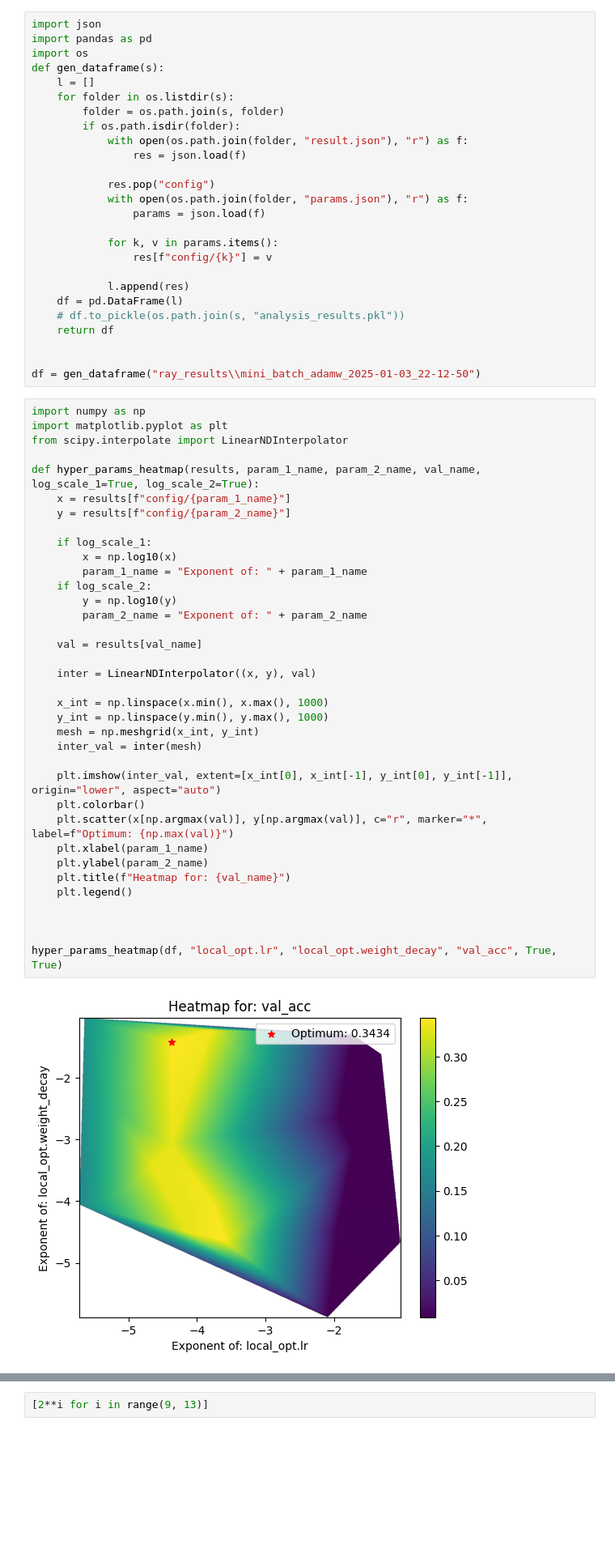
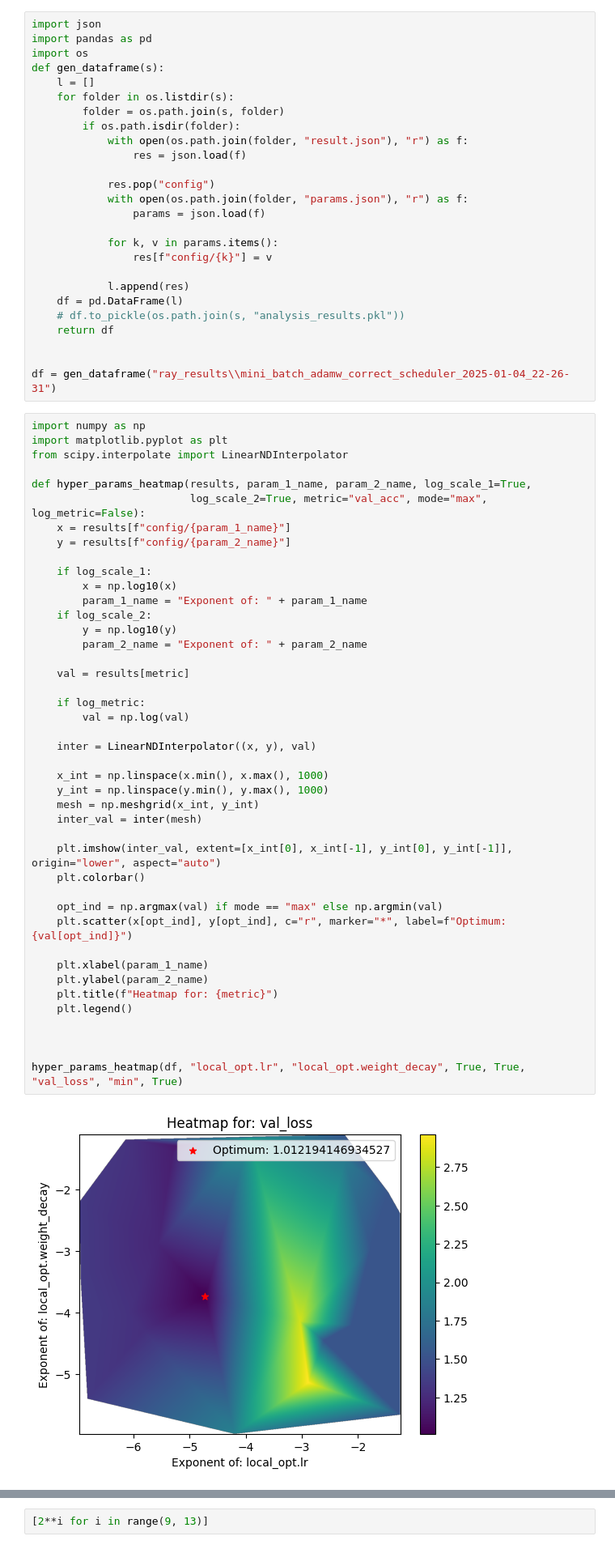
Before and after one commit to maxi-fr/distributed-learning, a Jupyter notebook: test_notebook.ipynb, the cells around one changed output, grey strips where cells are left out. Shown at 81% size. Cells and saved outputs as stored; diff of their text form; blank space fills up the shorter version.

```diff
--- a/test_notebook.ipynb
+++ b/test_notebook.ipynb
@@ -95,43 +95,50 @@ def gen_dataframe(s):
     return df
 
 
-df = gen_dataframe("ray_results\\mini_batch_adamw_2025-01-03_22-12-50")
+df = gen_dataframe("ray_results\\mini_batch_adamw_correct_scheduler_2025-01-04_22-26-31")
 # %%
 import numpy as np
 import matplotlib.pyplot as plt
 from scipy.interpolate import LinearNDInterpolator
 
-def hyper_params_heatmap(results, param_1_name, param_2_name, val_name, log_scale_1=True, log_scale_2=True):
+def hyper_params_heatmap(results, param_1_name, param_2_name, log_scale_1=True,
+                         log_scale_2=True, metric="val_acc", mode="max", log_metric=False):
     x = results[f"config/{param_1_name}"]
     y = results[f"config/{param_2_name}"]
 
     if log_scale_1:
         x = np.log10(x)
         param_1_name = "Exponent of: " + param_1_name
     if log_scale_2:
         y = np.log10(y)
         param_2_name = "Exponent of: " + param_2_name
 
-    val = results[val_name]
+    val = results[metric]
+
+    if log_metric:
+        val = np.log(val)
 
     inter = LinearNDInterpolator((x, y), val)
 
     x_int = np.linspace(x.min(), x.max(), 1000)
     y_int = np.linspace(y.min(), y.max(), 1000)
     mesh = np.meshgrid(x_int, y_int)
     inter_val = inter(mesh)
 
     plt.imshow(inter_val, extent=[x_int[0], x_int[-1], y_int[0], y_int[-1]], origin="lower", aspect="auto")
     plt.colorbar()
-    plt.scatter(x[np.argmax(val)], y[np.argmax(val)], c="r", marker="*", label=f"Optimum: {np.max(val)}")
+
+    opt_ind = np.argmax(val) if mode == "max" else np.argmin(val)
+    plt.scatter(x[opt_ind], y[opt_ind], c="r", marker="*", label=f"Optimum: {val[opt_ind]}")
+
     plt.xlabel(param_1_name)
     plt.ylabel(param_2_name)
-    plt.title(f"Heatmap for: {val_name}")
+    plt.title(f"Heatmap for: {metric}")
     plt.legend()
 
 
 
-hyper_params_heatmap(df, "local_opt.lr", "local_opt.weight_decay", "val_acc", True, True)
+hyper_params_heatmap(df, "local_opt.lr", "local_opt.weight_decay", True, True, "val_loss", "min", True)
 # %% [output]
-[figure, old version]
+[figure, new version]
 # %%
```
Also changed, not shown: parts of 2 cells of this notebook, 1 other file.
